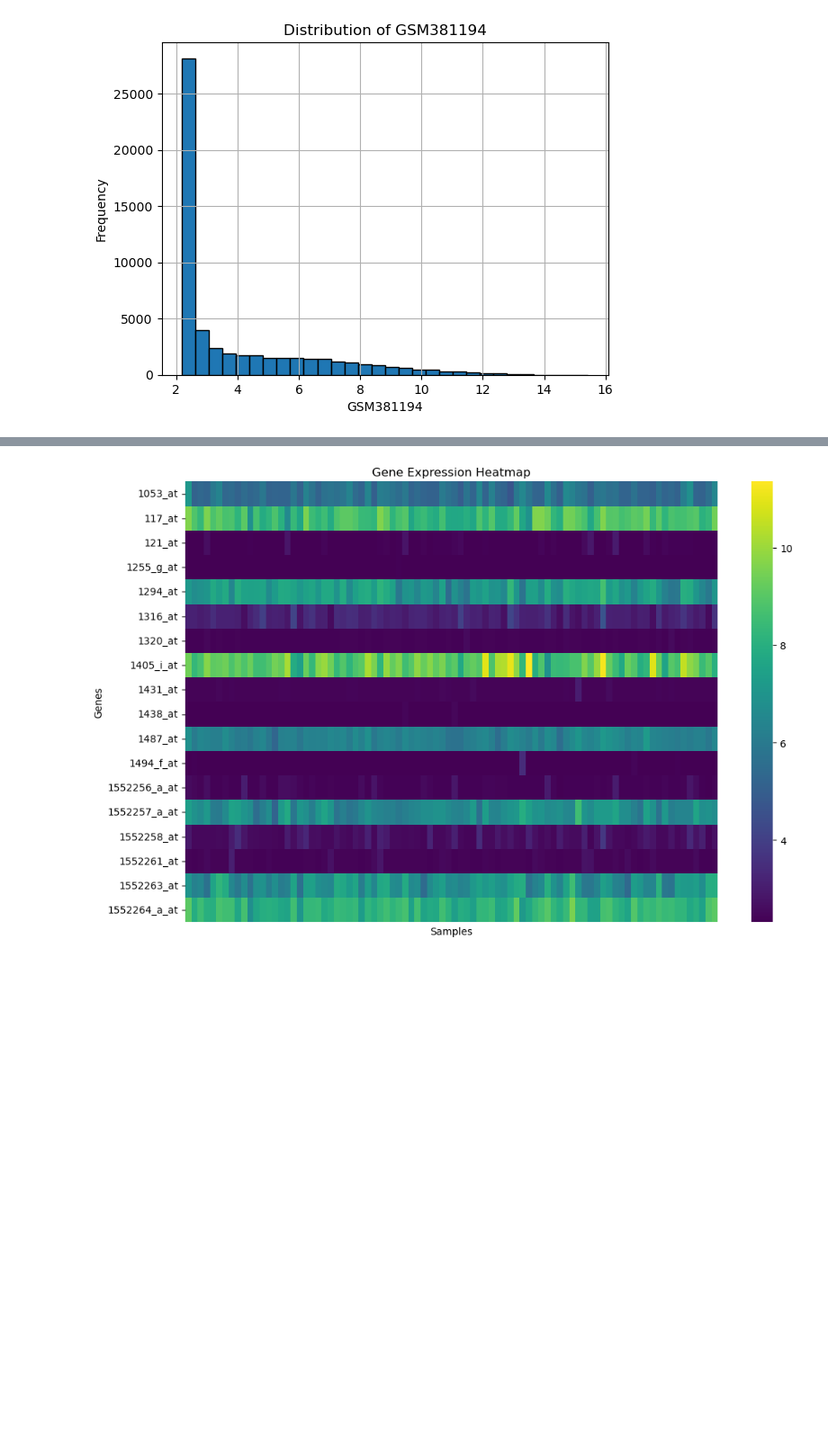
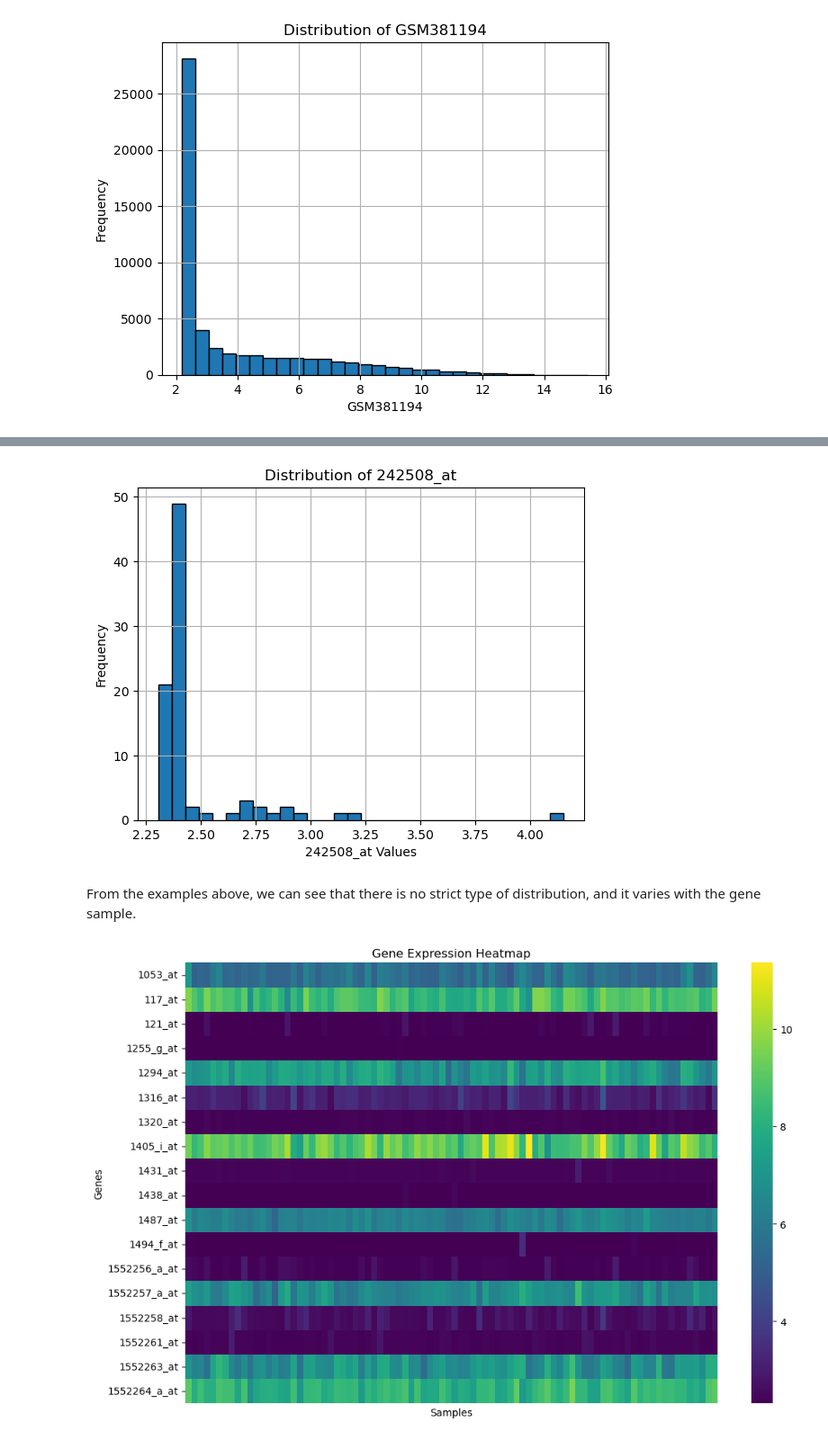
Before and after one commit to arieloren/Drug_Response_Analysis, a Jupyter notebook: src/notebooks/eda.ipynb, the cells around one changed output, grey strips where cells are left out. Shown at 90% size. Saved outputs shown, nothing was run; the diff lists cells and outputs as text; code cells hidden in the pictures; blank space fills up the shorter version.

```diff
--- a/src/notebooks/eda.ipynb
+++ b/src/notebooks/eda.ipynb
@@ -42,13 +45,11 @@ df_transposed.rename(columns={'index': 'SampleID'}, inplace=True)
 # %%
-import matplotlib.pyplot as plt
+def plot_distribution(df, feature_name):
+    # Plot histogram
+    df[feature_name].hist(bins=30, edgecolor='black')
 
-# Plot histogram
-df_transposed['AFFX-r2-Ec-bioD-3_at'].hist(bins=30, edgecolor='black')
+    # Labels and Title
+    plt.xlabel(f'{feature_name} Values')
+    plt.ylabel('Frequency')
+    plt.title(f'Distribution of {feature_name}')
 
-# Labels and Title
-plt.xlabel('AFFX-r2-Ec-bioD-3_at Values')
-plt.ylabel('Frequency')
-plt.title('Distribution of AFFX-r2-Ec-bioD-3_at')
-
-# Show the plot
-plt.show()
+    plt.show()
@@ -70 +60,7 @@ plt.show()
+# %%
+plot_distribution(df_transposed,'242508_at')
+# %% [output]
+[figure, added]
+# %% [markdown]
+From the examples above, we can see that there is no strict type of distribution, and it varies with the gene sample.
 # %%
```
Also changed, not shown: parts of 27 cells of this notebook.
